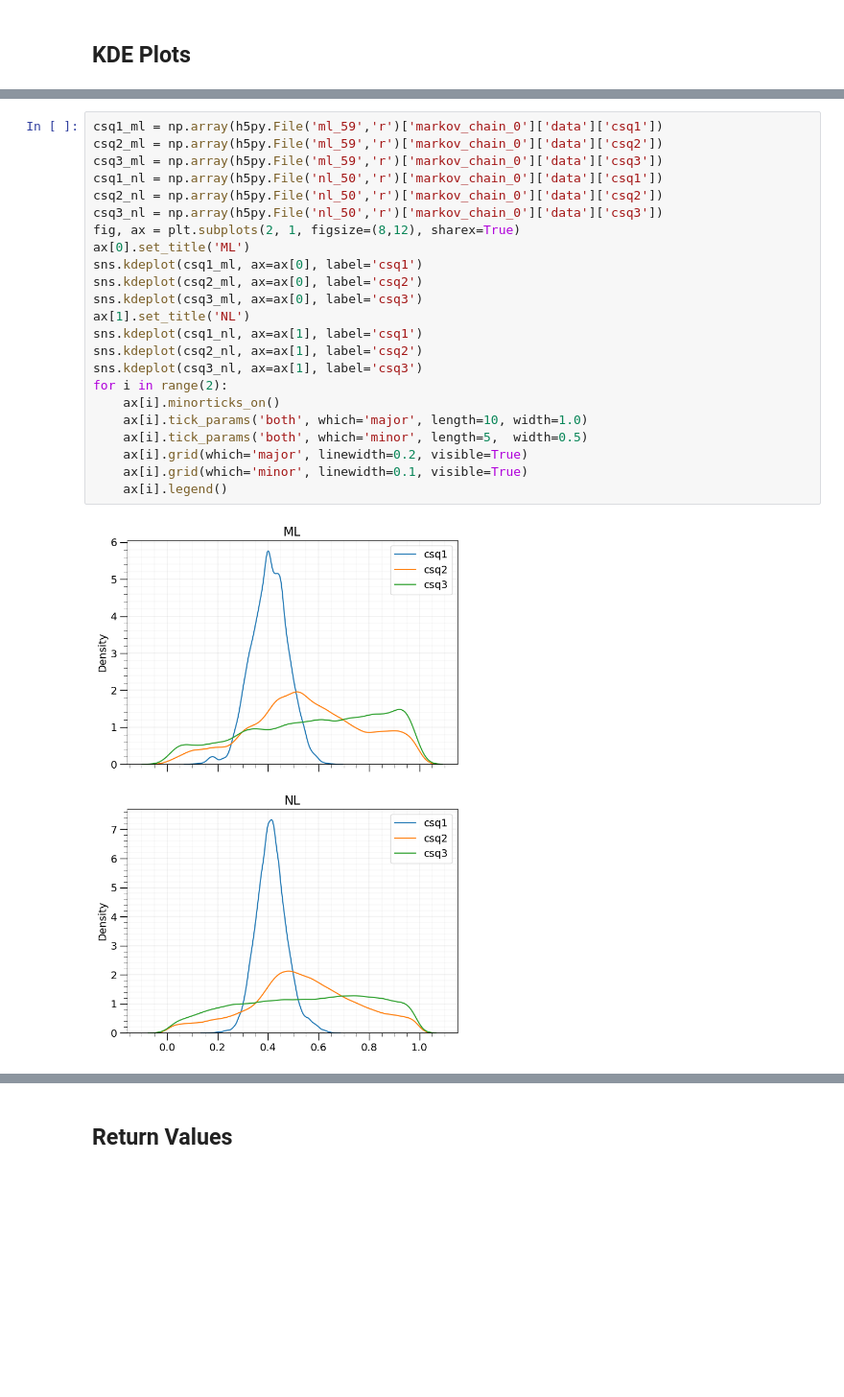
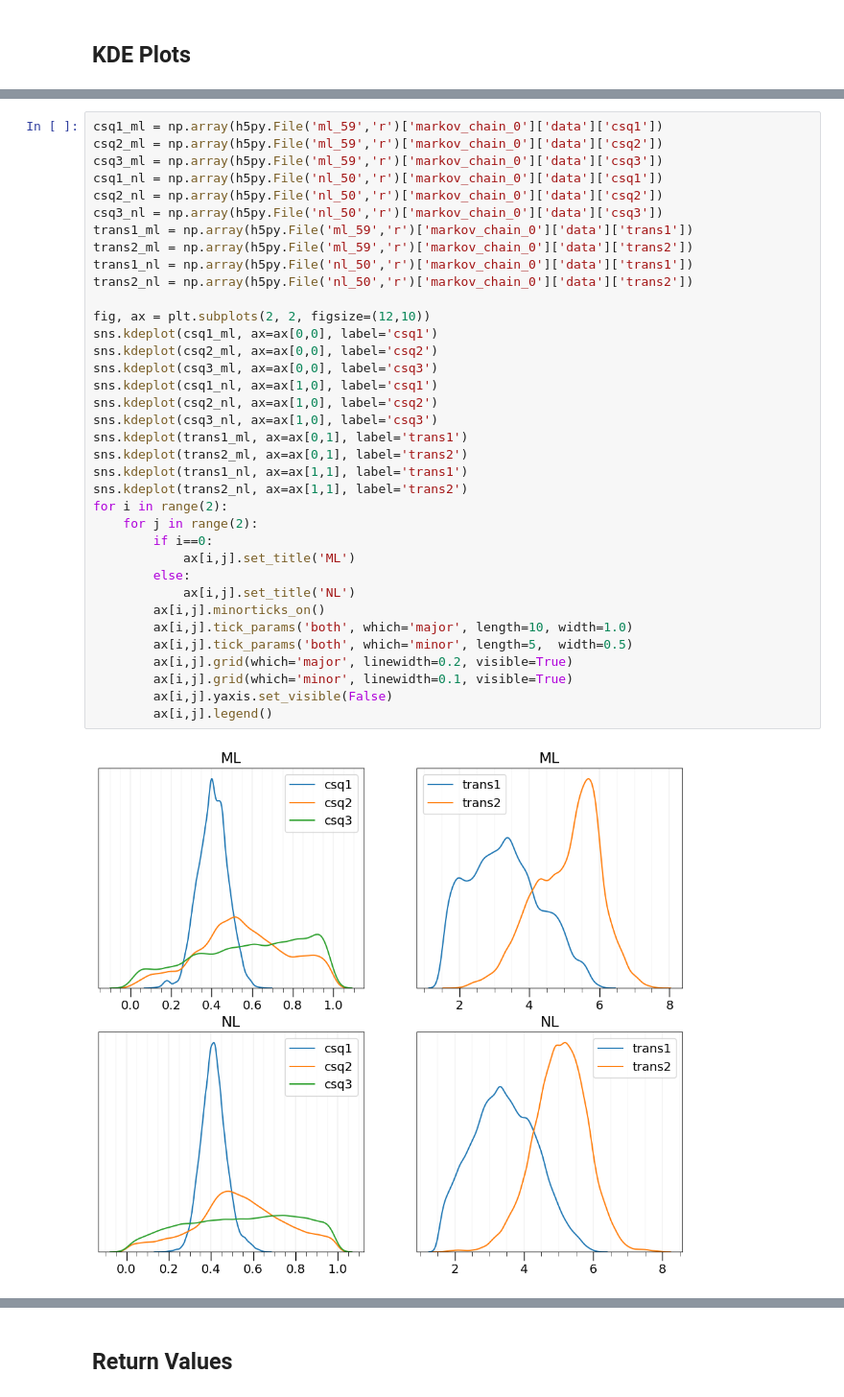
Before and after one commit to awsteiner/bamr, a Jupyter notebook: out/bamr_plots.ipynb, the cells around one changed output, grey strips where cells are left out. Shown at 96% size. Drawn from its saved outputs; the diff is of its cells as text; blank space fills up the shorter version.

```diff
--- a/out/bamr_plots.ipynb
+++ b/out/bamr_plots.ipynb
@@ -382,25 +409,38 @@ plt.show()
 # %%
 csq1_ml = np.array(h5py.File('ml_59','r')['markov_chain_0']['data']['csq1'])
 csq2_ml = np.array(h5py.File('ml_59','r')['markov_chain_0']['data']['csq2'])
 csq3_ml = np.array(h5py.File('ml_59','r')['markov_chain_0']['data']['csq3'])
 csq1_nl = np.array(h5py.File('nl_50','r')['markov_chain_0']['data']['csq1'])
 csq2_nl = np.array(h5py.File('nl_50','r')['markov_chain_0']['data']['csq2'])
 csq3_nl = np.array(h5py.File('nl_50','r')['markov_chain_0']['data']['csq3'])
-fig, ax = plt.subplots(2, 1, figsize=(8,12), sharex=True)
-ax[0].set_title('ML')
-sns.kdeplot(csq1_ml, ax=ax[0], label='csq1')
-sns.kdeplot(csq2_ml, ax=ax[0], label='csq2')
-sns.kdeplot(csq3_ml, ax=ax[0], label='csq3')
-ax[1].set_title('NL')
-sns.kdeplot(csq1_nl, ax=ax[1], label='csq1')
-sns.kdeplot(csq2_nl, ax=ax[1], label='csq2')
-sns.kdeplot(csq3_nl, ax=ax[1], label='csq3')
+trans1_ml = np.array(h5py.File('ml_59','r')['markov_chain_0']['data']['trans1'])
+trans2_ml = np.array(h5py.File('ml_59','r')['markov_chain_0']['data']['trans2'])
+trans1_nl = np.array(h5py.File('nl_50','r')['markov_chain_0']['data']['trans1'])
+trans2_nl = np.array(h5py.File('nl_50','r')['markov_chain_0']['data']['trans2'])
+
+fig, ax = plt.subplots(2, 2, figsize=(12,10))
+sns.kdeplot(csq1_ml, ax=ax[0,0], label='csq1')
+sns.kdeplot(csq2_ml, ax=ax[0,0], label='csq2')
+sns.kdeplot(csq3_ml, ax=ax[0,0], label='csq3')
+sns.kdeplot(csq1_nl, ax=ax[1,0], label='csq1')
+sns.kdeplot(csq2_nl, ax=ax[1,0], label='csq2')
+sns.kdeplot(csq3_nl, ax=ax[1,0], label='csq3')
+sns.kdeplot(trans1_ml, ax=ax[0,1], label='trans1')
+sns.kdeplot(trans2_ml, ax=ax[0,1], label='trans2')
+sns.kdeplot(trans1_nl, ax=ax[1,1], label='trans1')
+sns.kdeplot(trans2_nl, ax=ax[1,1], label='trans2')
 for i in range(2):
-    ax[i].minorticks_on()
-    ax[i].tick_params('both', which='major', length=10, width=1.0)
-    ax[i].tick_params('both', which='minor', length=5,  width=0.5)
-    ax[i].grid(which='major', linewidth=0.2, visible=True)
-    ax[i].grid(which='minor', linewidth=0.1, visible=True)
-    ax[i].legend()
+    for j in range(2):
+        if i==0:
+            ax[i,j].set_title('ML')
+        else:
+            ax[i,j].set_title('NL')
+        ax[i,j].minorticks_on()
+        ax[i,j].tick_params('both', which='major', length=10, width=1.0)
+        ax[i,j].tick_params('both', which='minor', length=5,  width=0.5)
+        ax[i,j].grid(which='major', linewidth=0.2, visible=True)
+        ax[i,j].grid(which='minor', linewidth=0.1, visible=True)
+        ax[i,j].yaxis.set_visible(False)
+        ax[i,j].legend()
 # %% [output]
-[figure, old version]
+[figure, new version]
```
Also changed, not shown: parts of 11 cells of this notebook.
